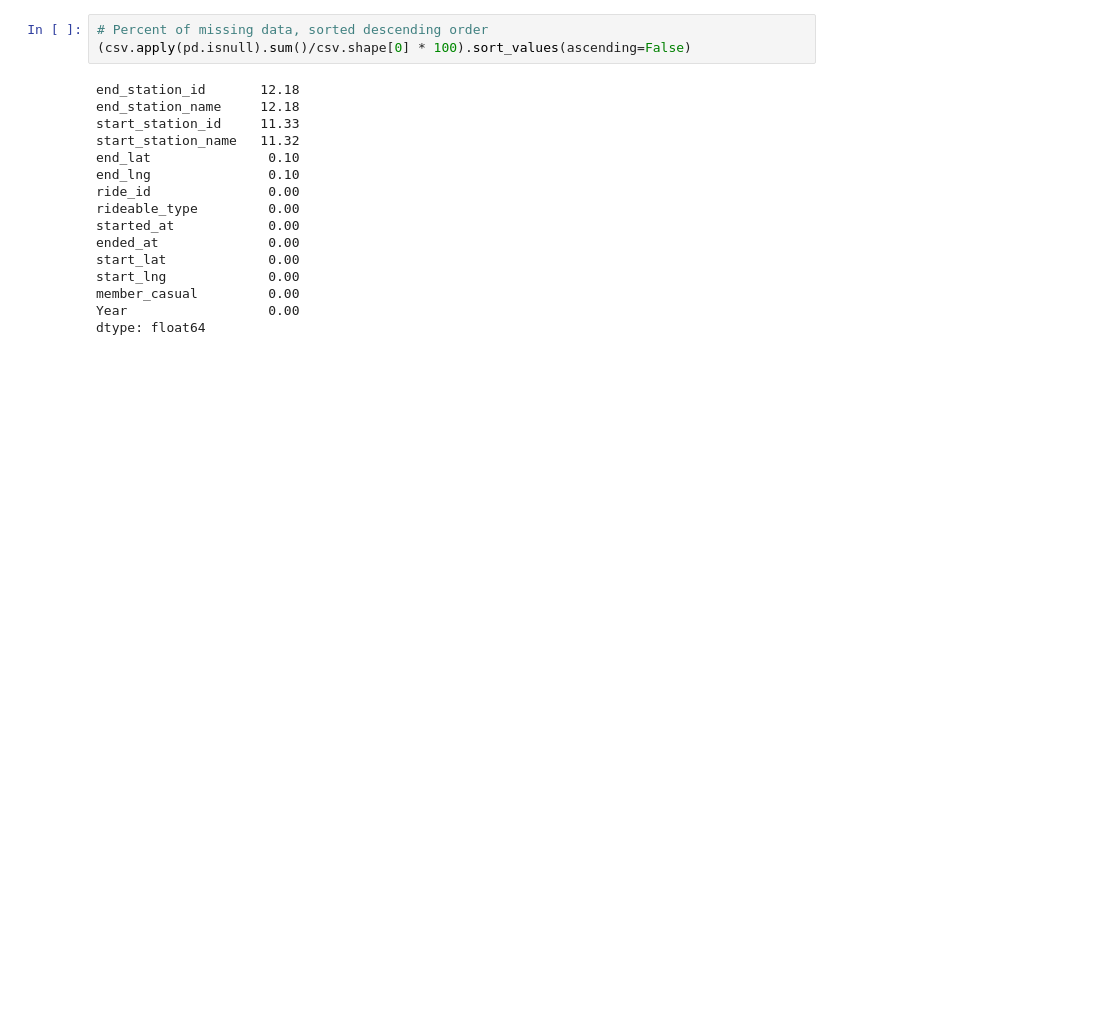
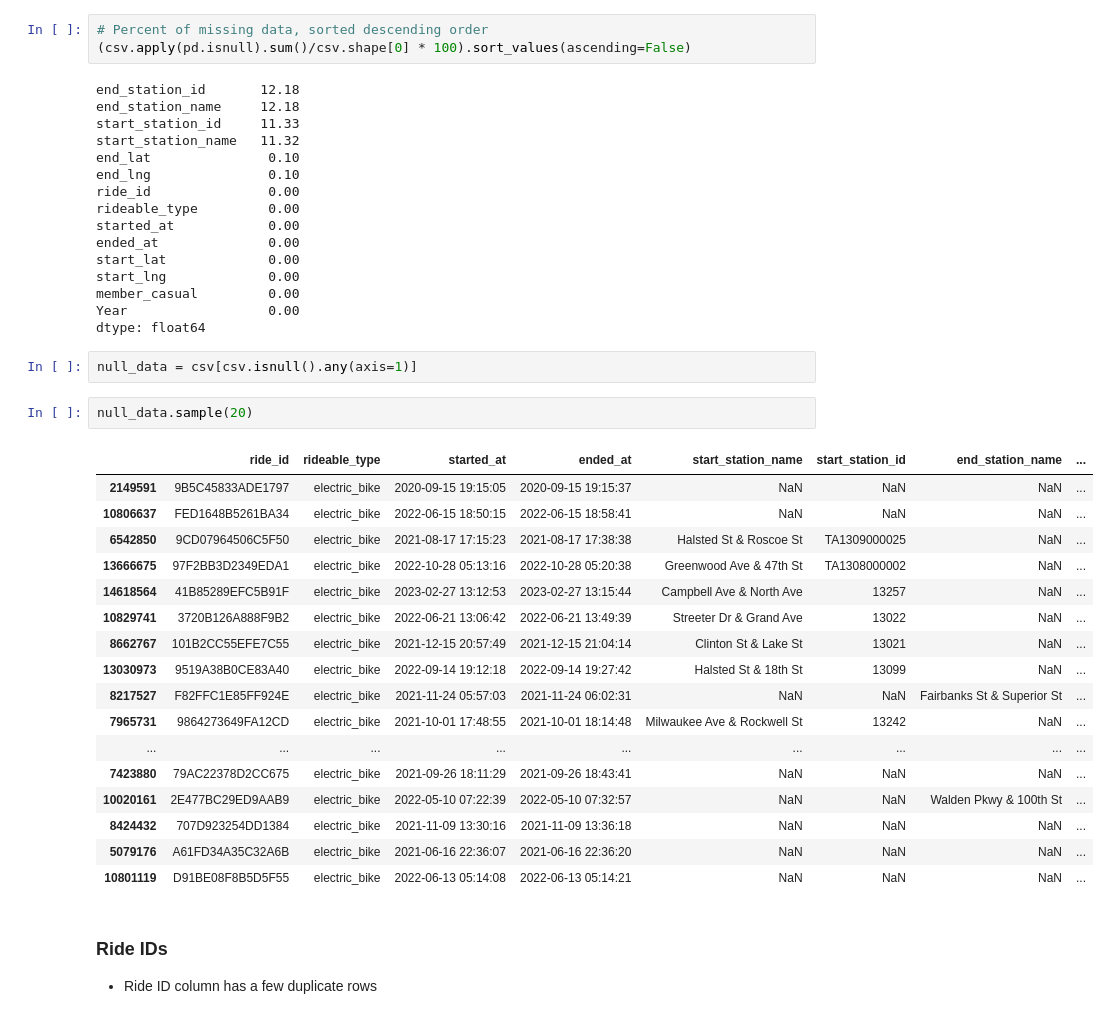
Before and after one commit to paul-trood/bicycle_sharing, a Jupyter notebook: 02_data_cleaning.ipynb, the cells around one changed output. Saved outputs shown, nothing was run; the diff lists cells and outputs as text; blank space fills up the shorter version.

Commit message:
Add files via upload
Accomplished some more data cleaning to include dropping some columns and duplicated rows.

```diff
--- a/02_data_cleaning.ipynb
+++ b/02_data_cleaning.ipynb
@@ -61,3 +65,28 @@ start_lng             0.00
 member_casual         0.00
 Year                  0.00
 dtype: float64
+# %%
+null_data = csv[csv.isnull().any(axis=1)]
+# %%
+null_data.sample(20)
+# %% [output]
+|  | ride_id | rideable_type | started_at | ended_at | start_station_name | start_station_id | end_station_name | ... |
+| 2149591 | 9B5C45833ADE1797 | electric_bike | 2020-09-15 19:15:05 | 2020-09-15 19:15:37 | NaN | NaN | NaN | ... |
+| 10806637 | FED1648B5261BA34 | electric_bike | 2022-06-15 18:50:15 | 2022-06-15 18:58:41 | NaN | NaN | NaN | ... |
+| 6542850 | 9CD07964506C5F50 | electric_bike | 2021-08-17 17:15:23 | 2021-08-17 17:38:38 | Halsted St & Roscoe St | TA1309000025 | NaN | ... |
+| 13666675 | 97F2BB3D2349EDA1 | electric_bike | 2022-10-28 05:13:16 | 2022-10-28 05:20:38 | Greenwood Ave & 47th St | TA1308000002 | NaN | ... |
+| 14618564 | 41B85289EFC5B91F | electric_bike | 2023-02-27 13:12:53 | 2023-02-27 13:15:44 | Campbell Ave & North Ave | 13257 | NaN | ... |
+| 10829741 | 3720B126A888F9B2 | electric_bike | 2022-06-21 13:06:42 | 2022-06-21 13:49:39 | Streeter Dr & Grand Ave | 13022 | NaN | ... |
+| 8662767 | 101B2CC55EFE7C55 | electric_bike | 2021-12-15 20:57:49 | 2021-12-15 21:04:14 | Clinton St & Lake St | 13021 | NaN | ... |
+| 13030973 | 9519A38B0CE83A40 | electric_bike | 2022-09-14 19:12:18 | 2022-09-14 19:27:42 | Halsted St & 18th St | 13099 | NaN | ... |
+| 8217527 | F82FFC1E85FF924E | electric_bike | 2021-11-24 05:57:03 | 2021-11-24 06:02:31 | NaN | NaN | Fairbanks St & Superior St | ... |
+| 7965731 | 9864273649FA12CD | electric_bike | 2021-10-01 17:48:55 | 2021-10-01 18:14:48 | Milwaukee Ave & Rockwell St | 13242 | NaN | ... |
+| ... | ... | ... | ... | ... | ... | ... | ... | ... |
+| 7423880 | 79AC22378D2CC675 | electric_bike | 2021-09-26 18:11:29 | 2021-09-26 18:43:41 | NaN | NaN | NaN | ... |
+| 10020161 | 2E477BC29ED9AAB9 | electric_bike | 2022-05-10 07:22:39 | 2022-05-10 07:32:57 | NaN | NaN | Walden Pkwy & 100th St | ... |
+| 8424432 | 707D923254DD1384 | electric_bike | 2021-11-09 13:30:16 | 2021-11-09 13:36:18 | NaN | NaN | NaN | ... |
+| 5079176 | A61FD34A35C32A6B | electric_bike | 2021-06-16 22:36:07 | 2021-06-16 22:36:20 | NaN | NaN | NaN | ... |
+| 10801119 | D91BE08F8B5D5F55 | electric_bike | 2022-06-13 05:14:08 | 2022-06-13 05:14:21 | NaN | NaN | NaN | ... |
+# %% [markdown]
+### Ride IDs
+- Ride ID column has a few duplicate rows
```
Also changed, not shown: parts of 14 cells of this notebook.
